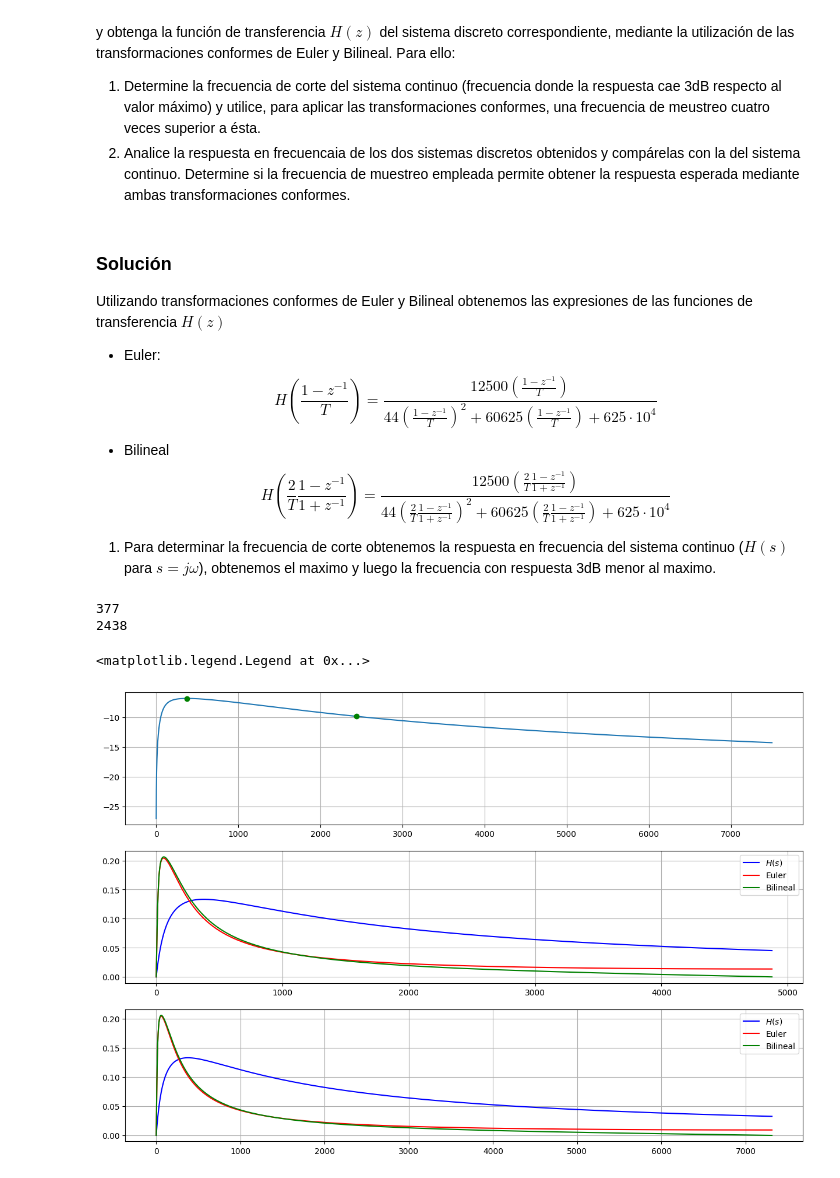
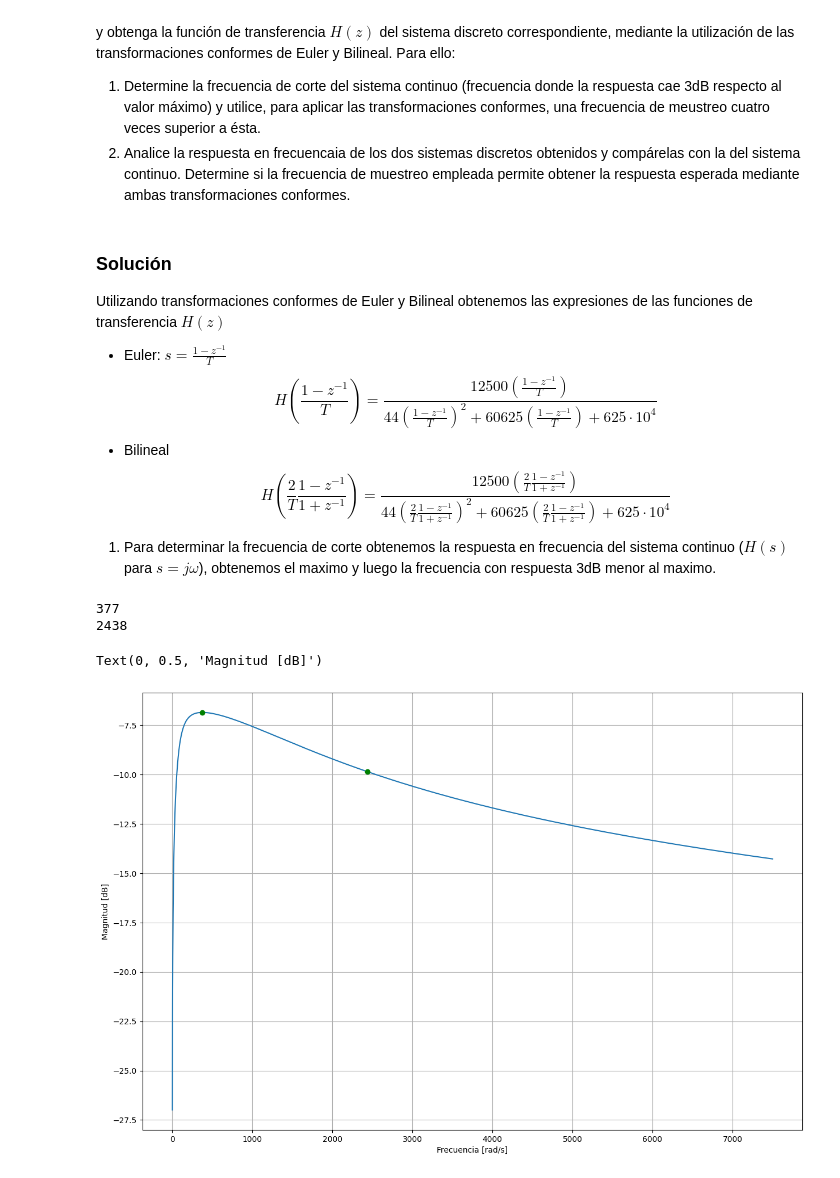
Before and after one commit to francoherg/PDS-2025, a Jupyter notebook: Practica/Guia5/5-1-4.ipynb, the cells around one changed output. Saved outputs shown, nothing was run; the diff lists cells and outputs as text; code cells hidden in the pictures.

```diff
--- a/Practica/Guia5/5-1-4.ipynb
+++ b/Practica/Guia5/5-1-4.ipynb
@@ -15,7 +15,7 @@ y obtenga la función de transferencia $H(z)$ del sistema discreto correspondien
 ### Solución
 
 Utilizando transformaciones conformes de Euler y Bilineal obtenemos las expresiones de las funciones de transferencia $H(z)$
-- Euler:
+- Euler: $s = \frac{1-z^{-1}}{T}$
 $$
 H\left( \frac{1-z^{-1}}{T} \right) = \frac{12500\left( \frac{1-z^{-1}}{T} \right)}{44\left( \frac{1-z^{-1}}{T} \right)^2 + 60625\left( \frac{1-z^{-1}}{T} \right) + 625 \cdot 10^4}
 $$
@@ -32,68 +32,44 @@ import matplotlib.pyplot as plt
 def sEuler(T,z):
     return (np.ones(len(z)) - np.power(z,-1))/T
 
 def sBilineal(T,z):
     return (2/T)*np.divide(np.ones(len(z)) - np.power(z,-1),np.ones(len(z)) + np.power(z,-1))
 
-def HCont(w):
+def H(w):
     '''evaluamos la respuesta en frecuencias del sistema continuo'''
     return np.divide(12500*w, 44*np.power(w,2) + 60625*w + 6250000*np.ones(len(w)))
+
+def todB(F):
+    return 10*np.log10(F)
 
 # Parametros
 fmtest = 15000
 s = 1j*np.arange(fmtest//2)
 
 # Respuesta en frecuencia del sistema continuo
-CFT = 10*np.log10(np.abs(HCont(s))) # convertir a decibeles
+CFT = todB(np.abs(H(s))) # convertir a decibeles
 fMax = np.argmax(CFT)
 dbMax = CFT[fMax]
 
 # Encontrar frecuencia de corte
 fCorte = fMax+1
 while CFT[fCorte] > dbMax-3:
     fCorte += 1
 print(fMax)
 print(fCorte)
 
-# Obtener funciones de transferencia H(z)
-fm = 4*fCorte
-f = np.arange(fm//2)
-T =  1/(fm)
-omega = np.linspace(0,np.pi,len(f),endpoint=False)
-z = [np.exp(1j*om) for om in omega]
-HEuler = HCont(sEuler(T,z))
-HBilineal = HCont(sBilineal(T,z))
-
-# Obtener funciones de transferencia con mayor frecuencia de muestreo
-fm2 = 6*fCorte
-f2 = np.arange(fm2//2)
-T2 =  1/(fm2)
-omega2 = np.linspace(0,np.pi,len(f2),endpoint=False)
-z2 = [np.exp(1j*om) for om in omega2]
-HEuler2 = HCont(sEuler(T2,z2))
-HBilineal2 = HCont(sBilineal(T2,z2))
-
-fig, ax = plt.subplots(3)
+fig, ax = plt.subplots(1)
 fig.set_figheight(10)
 fig.set_figwidth(15)
-for axi in ax:
-    axi.grid()
+ax.grid()
 
-ax[0].plot(np.abs(s),CFT)
-ax[0].plot(fMax,CFT[fMax], 'go')
-ax[0].plot(fCorte,CFT[fCorte], 'go')
-
-ax[1].plot(f,np.abs(HCont(f)),color='b',label='$H(s)$')
-ax[1].plot(f,np.abs(HEuler),color='r',label='Euler')
-ax[1].plot(f,np.abs(HBilineal),color='g',label='Bilineal')
-ax[1].legend()
-
-ax[2].plot(f2,np.abs(HCont(f2)),color='b',label='$H(s)$')
-ax[2].plot(f2,np.abs(HEuler2),color='r',label='Euler')
-ax[2].plot(f2,np.abs(HBilineal2),color='g',label='Bilineal')
-ax[2].legend()
+ax.plot(np.abs(s),CFT)
+ax.plot(fMax,CFT[fMax], 'go')
+ax.plot(fCorte,CFT[fCorte], 'go')
+ax.set_xlabel('Frecuencia [rad/s]')
+ax.set_ylabel('Magnitud [dB]')
 # %% [output]
 377
 2438
-<matplotlib.legend.Legend at 0x...>
+Text(0, 0.5, 'Magnitud [dB]')
-[figure, old version]
+[figure, new version]
```
Also changed, not shown: parts of 1 cell of this notebook, 5 other files.
